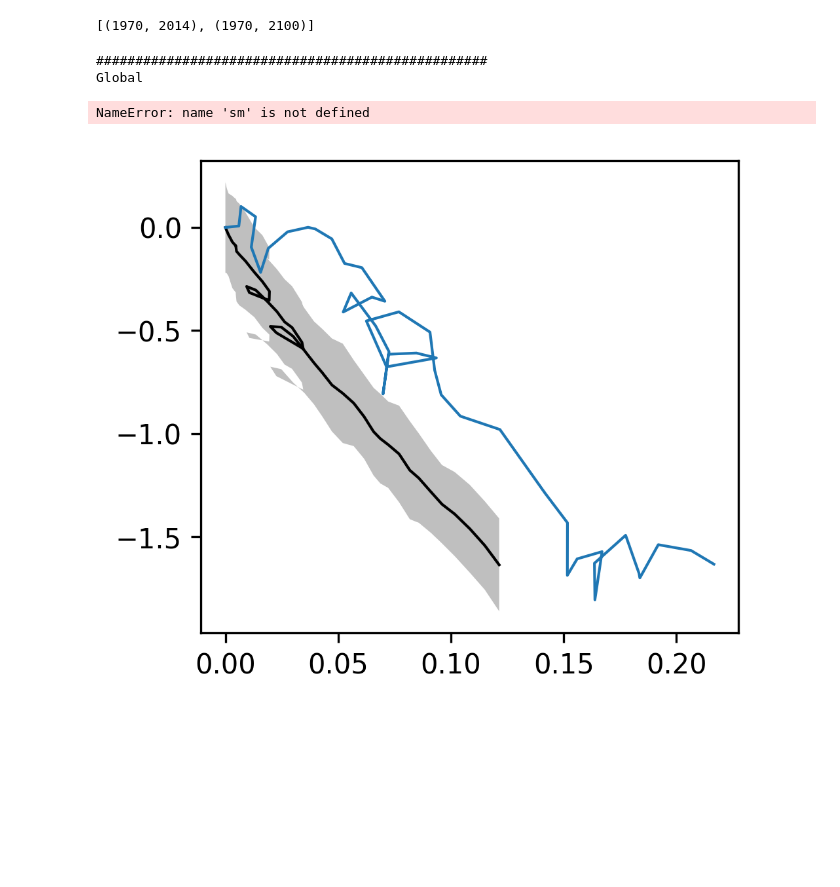
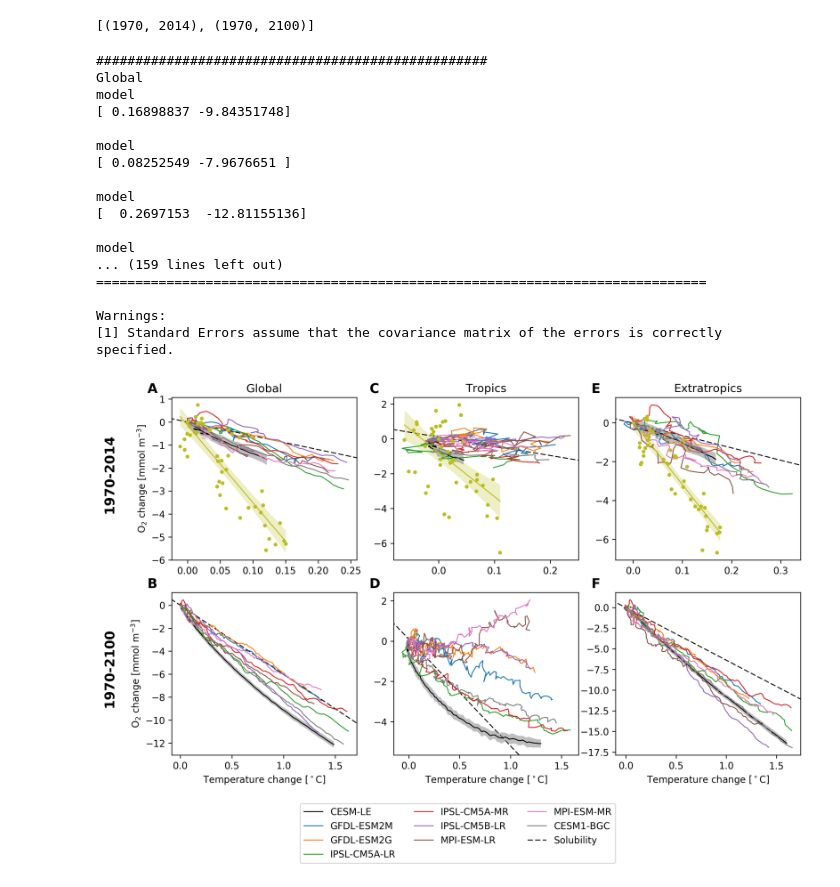
Before and after one commit to matt-long/iucn-deoxygenation-report, a Jupyter notebook: plot_tropical_hilat_phase.ipynb, the cells around one changed output. Drawn from its saved outputs; the diff is of its cells as text; code cells hidden in the pictures; blank space fills up the shorter version.

```diff
--- a/plot_tropical_hilat_phase.ipynb
+++ b/plot_tropical_hilat_phase.ipynb
@@ -258,20 +261,28 @@ for ir,region in enumerate(['Global','Tropics','Extratropics']):
                         dcesm_le[ip].O2[:,i]+scesm_le[ip].O2[:,i],
                         dcesm_le[ip].O2[:,i]-scesm_le[ip].O2[:,i],
                         facecolor='gray',alpha=0.5)
-
+        model_slope = []
         for im,m in enumerate(cmip.model.values):
-            x = dcmip[ip].TEMP[im,:,i]
-            y = dcmip[ip].O2[im,:,i]
+            x = dcmip[ip].TEMP[im,:,i].values
+            y = dcmip[ip].O2[im,:,i].values
             ax.plot(x,y,'-',linewidth=1,label=m)
 
-            model = sm.OLS(y, sm.add_constant(x))
-            fitted = model.fit()
-            print('model')
-            print(fitted.summary())
-            print
+            if ip == 0:
+                model = sm.OLS(y, sm.add_constant(x))
+                fitted = model.fit()
+                print('model')
+                print(fitted.params)
+                model_slope.append(fitted.params[1])
+                print
 
         #--- plot obs
         if ip == 0:
+            print('average model slope')
+            print(np.array(model_slope).mean())
+            print('slope range')
+            print('%.3f-%.3f'%(np.array(model_slope).min(),np.array(model_slope).max()))
+
+
             xo = dobs[ip].TEMP[:,i].values
             yo = dobs[ip].O2[:,i].values
             po = ax.plot(xo,yo,'.',label='Observations')
@@ -290,6 +301,7 @@ for ir,region in enumerate(['Global','Tropics','Extratropics']):
             df = n - fitted.df_model - 1
             t = stats.t.ppf(1.-0.025,df=df)
 
+            print('obs')
             print(fitted.params)
             print(fitted.summary())
 
@@ -314,41 +326,57 @@ for ir,region in enumerate(['Global','Tropics','Extratropics']):
         ax.plot(O2sat_x[1][:,i],O2sat_y[1][:,i],'--',linewidth=1,color='k',label='Solubility',zorder=-10)
         ax.set_xlim(xlm)
         ax.set_ylim(ylm)
+
+
     print
     print
 
 
 axs = fig.get_axes()
 handles, labels = ax.get_legend_handles_labels()
 axs[-1].legend(handles, labels,loc=0,
            bbox_to_anchor=(0, -0.3),
            ncol=3, borderaxespad=0.)#,mode="expand")
 
 
 
 alp = [chr(i).upper() for i in range(97,97+26)]
 for i,ax in enumerate(axs):
     p = ax.get_position()
     y = p.y1+0.01
     x = p.x0-0.03
     fig.text(x,y,'%s'%alp[i],
              fontsize=14.,
              fontweight = 'semibold')
 
 fig.text(0.04,0.78,'%d-%d'%(period[0]),
          fontsize=14.,
          fontweight = 'semibold',rotation=90)
 
 fig.text(0.04,0.37,'%d-%d'%(period[1]),
          fontsize=14.,
          fontweight = 'semibold',rotation=90)
 
 plt.savefig(plot_name,bbox_inches='tight')
 # %% [output]
 ##################################################
 Global
+model
+[ 0.16898837 -9.84351748]
+
+model
+[ 0.08252549 -7.9676651 ]
+
+model
+[  0.2697153  -12.81155136]
+
+model
+... (159 lines left out)
+==============================================================================
+
+Warnings:
+[1] Standard Errors assume that the covariance matrix of the errors is correctly specified.
-NameError: name 'sm' is not defined
-[figure, old version]
+[figure, new version]
 # %%
 plot_name = os.path.join(diro['fig'],'aou-o2sat-phase-diag.pdf')
 fig = plt.figure(figsize=(12,3),dpi=300)
```
Also changed, not shown: parts of 4 cells of this notebook, 7 other files.
